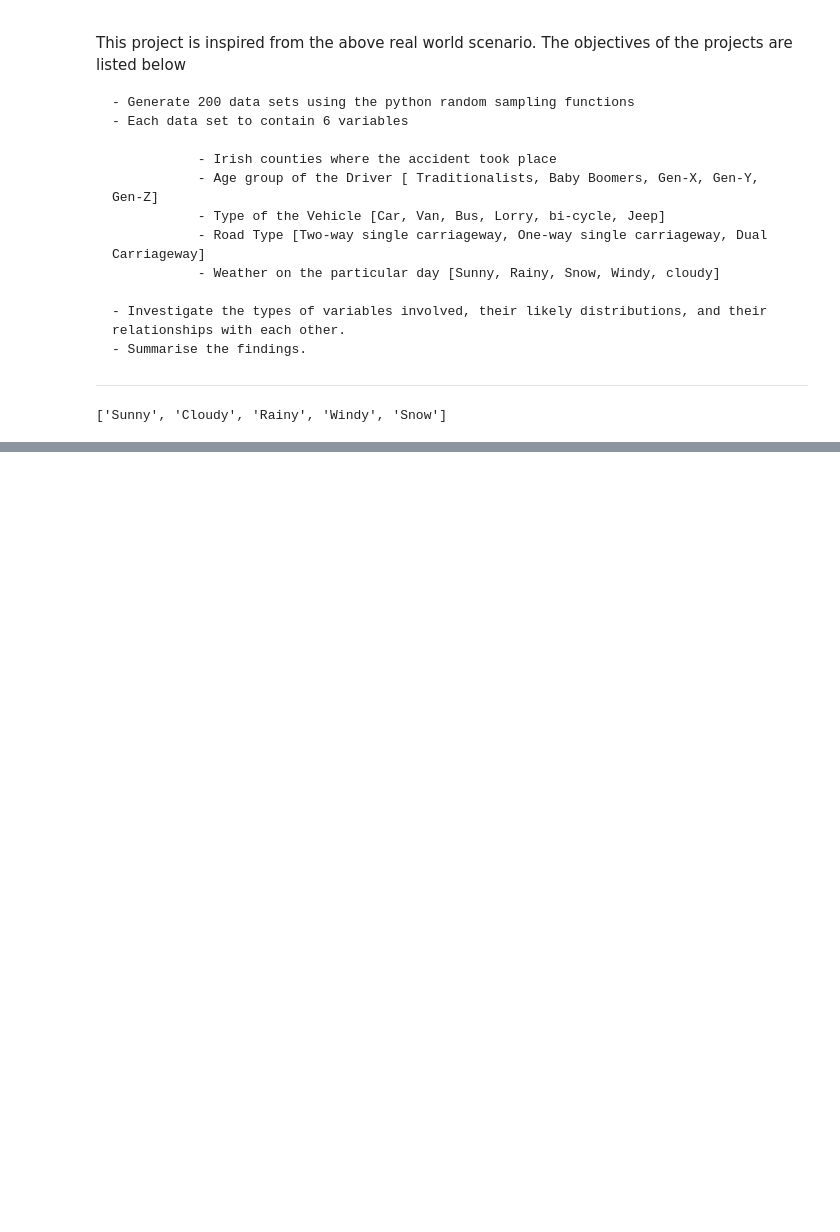
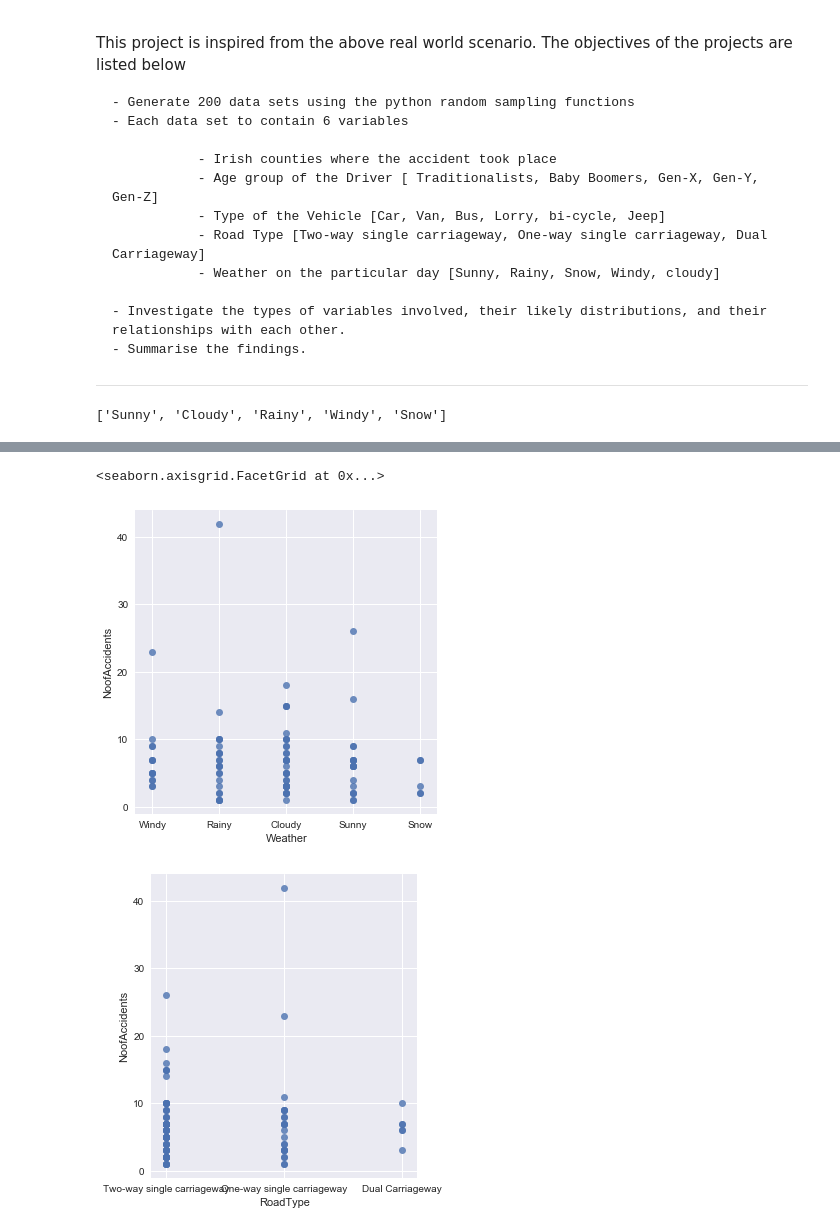
Before and after one commit to SomanathanSubramaniyan/PDA-Project, a Jupyter notebook: Programming for Data Analysis - Project.ipynb, the cells around one changed output, grey strips where cells are left out. Drawn from its saved outputs; the diff is of its cells as text; code cells hidden in the pictures; blank space fills up the shorter version.

```diff
--- a/Programming for Data Analysis - Project.ipynb
+++ b/Programming for Data Analysis - Project.ipynb
@@ -246,3 +246,15 @@ dataset
 # Graphs - Between different variables
 # Dataframe with columns 'County', 'AgeGroup','VechicleType','Weather','RoadType' and 'NoofAccidents'
 #sns.lmplot('County', 'AgeGroup', data=dataset, fit_reg=False)
+# %%
+
+import seaborn as sns
+sns.set(style="darkgrid")
+
+# Load an example dataset with long-form data
+sns.lmplot('Weather', 'NoofAccidents', data=dataset, fit_reg=False)
+sns.lmplot('RoadType', 'NoofAccidents', data=dataset, fit_reg=False)
+# %% [output]
+<seaborn.axisgrid.FacetGrid at 0x...>
+[figure, added]
+[figure, added]
```
Also changed, not shown: parts of 2 cells of this notebook.
